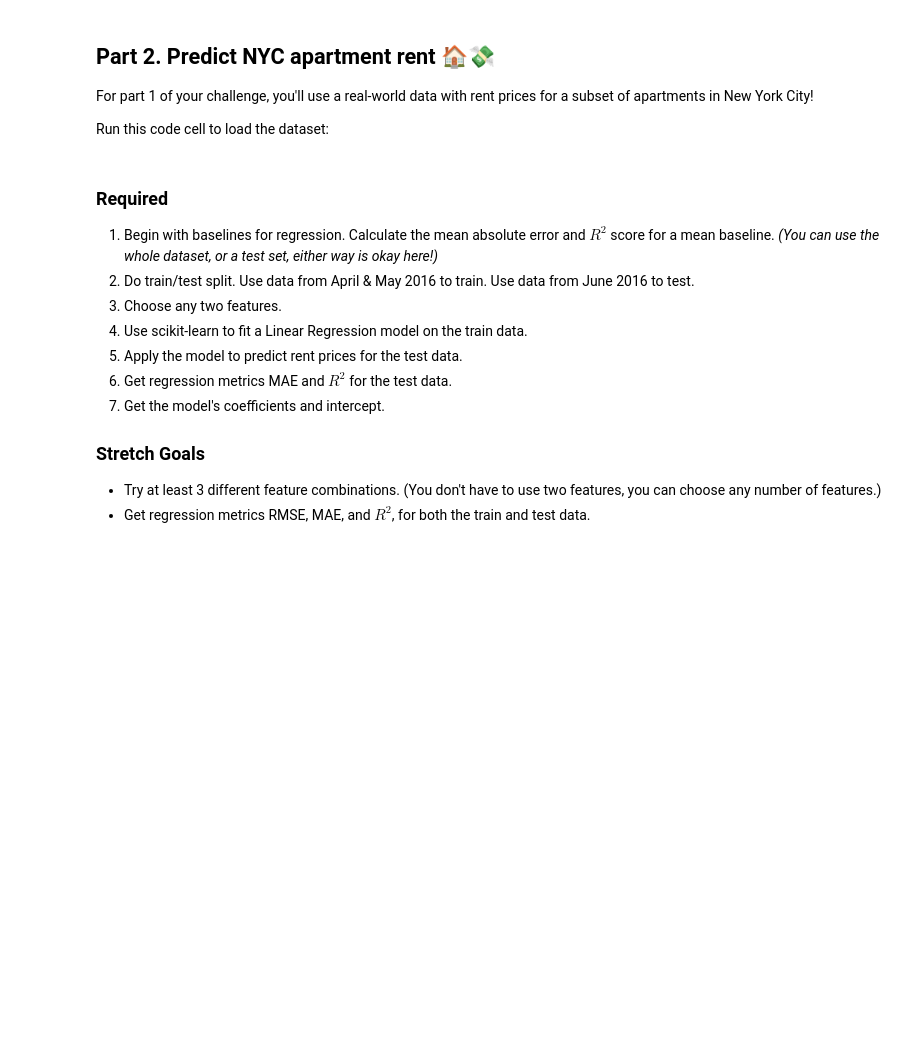
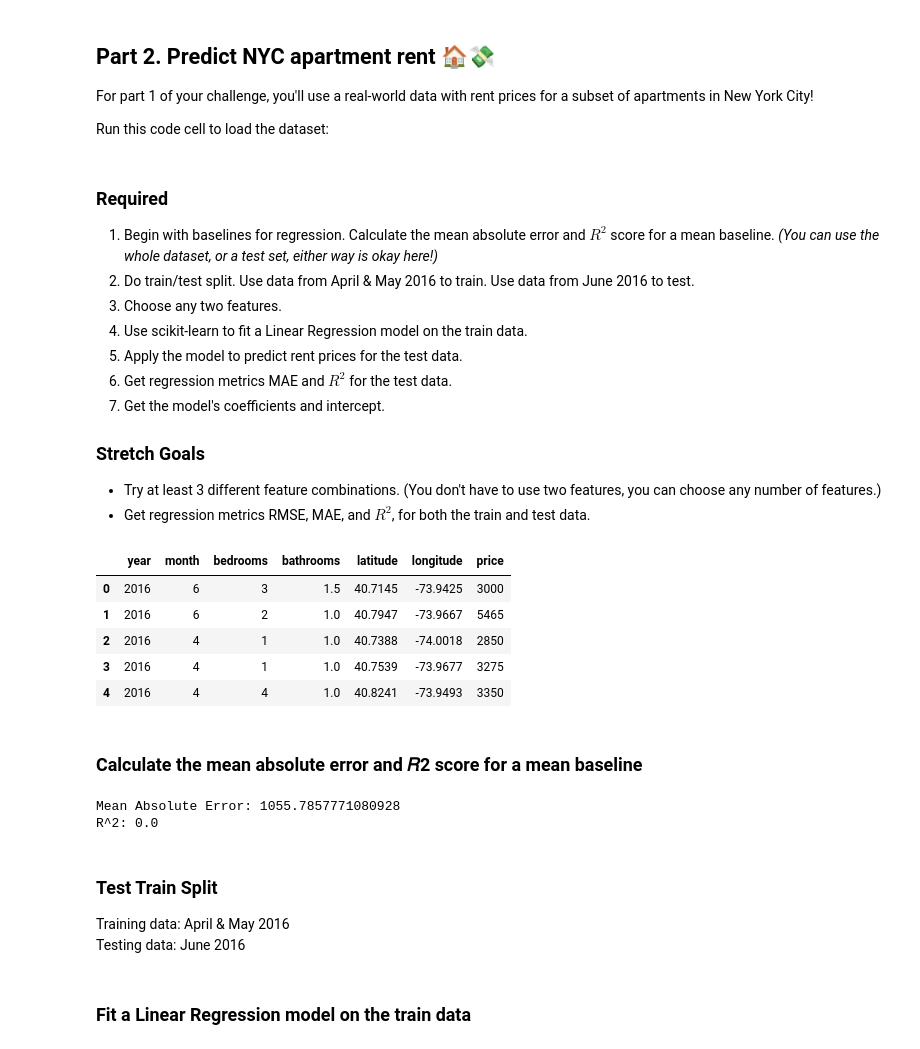
Before and after one commit to bloominstituteoftechnology/DS-Unit-2-Regression-1, a Jupyter notebook: DS_Sprint_Challenge_6_Regression_1.ipynb, the cells around one changed output. Saved outputs shown, nothing was run; the diff lists cells and outputs as text; code cells hidden in the pictures; blank space fills up the shorter version.

```diff
--- a/DS_Sprint_Challenge_6_Regression_1.ipynb
+++ b/DS_Sprint_Challenge_6_Regression_1.ipynb
@@ -43,3 +148,16 @@ You can be confident you've done it correctly when your plots look similar to th
 For part 1 of your challenge, you'll use a real-world data with rent prices for a subset of apartments in New York City!
 
 Run this code cell to load the dataset:
+# %% [markdown]
+### Required
+1. Begin with baselines for regression. Calculate the mean absolute error and $R^2$ score for a mean baseline. _(You can use the whole dataset, or a test set, either way is okay here!)_
+2. Do train/test split. Use data from April & May 2016 to train. Use data from June 2016 to test.
+3. Choose any two features.
+4. Use scikit-learn to fit a Linear Regression model on the train data.
+5. Apply the model to predict rent prices for the test data.
+6. Get regression metrics MAE and $R^2$ for the test data.
+7. Get the model's coefficients and intercept.
+
+### Stretch Goals
+- Try at least 3 different feature combinations. (You don't have to use two features, you can choose any number of features.)
+- Get regression metrics RMSE, MAE, and $R^2$, for both the train and test data.
@@ -48,16 +169,29 @@ import pandas as pd
 rent_url = 'https://drive.google.com/uc?export=download&id=1lVVPmh-WYGb_0Gs_lOv22i02-150qDdZ'
 rent = pd.read_csv(rent_url)
 assert rent.shape == (48295, 7)
-# %% [markdown]
-### Required
-1. Begin with baselines for regression. Calculate the mean absolute error and $R^2$ score for a mean baseline. _(You can use the whole dataset, or a test set, either way is okay here!)_
-2. Do train/test split. Use data from April & May 2016 to train. Use data from June 2016 to test.
-3. Choose any two features.
-4. Use scikit-learn to fit a Linear Regression model on the train data.
-5. Apply the model to predict rent prices for the test data.
-6. Get regression metrics MAE and $R^2$ for the test data.
-7. Get the model's coefficients and intercept.
-
-### Stretch Goals
-- Try at least 3 different feature combinations. (You don't have to use two features, you can choose any number of features.)
-- Get regression metrics RMSE, MAE, and $R^2$, for both the train and test data.
+# %%
+rent.head()
+# %% [output]
+|  | year | month | bedrooms | bathrooms | latitude | longitude | price |
+| 0 | 2016 | 6 | 3 | 1.5 | 40.7145 | -73.9425 | 3000 |
+| 1 | 2016 | 6 | 2 | 1.0 | 40.7947 | -73.9667 | 5465 |
+| 2 | 2016 | 4 | 1 | 1.0 | 40.7388 | -74.0018 | 2850 |
+| 3 | 2016 | 4 | 1 | 1.0 | 40.7539 | -73.9677 | 3275 |
+| 4 | 2016 | 4 | 4 | 1.0 | 40.8241 | -73.9493 | 3350 |
+# %% [markdown]
+### Calculate the mean absolute error and  𝑅2  score for a mean baseline
+# %%
+rent['mean_baseline'] = rent['price'].mean()
+y = rent['price']
+
+mae = mean_absolute_error(y, rent['mean_baseline'] )
+r2 = r2_score(y, rent['mean_baseline'])
+print('Mean Absolute Error:', mae)
+print('R^2:', r2)
+# %% [output]
+Mean Absolute Error: 1055.7857771080928
+R^2: 0.0
+# %% [markdown]
+### Test Train Split
+Training data: April & May 2016
+Testing data: June 2016
@@ -63,0 +209,2 @@ assert rent.shape == (48295, 7)
+# %% [markdown]
+### Fit a Linear Regression model on the train data
```
Also changed, not shown: parts of 36 cells of this notebook, 1 other file.
